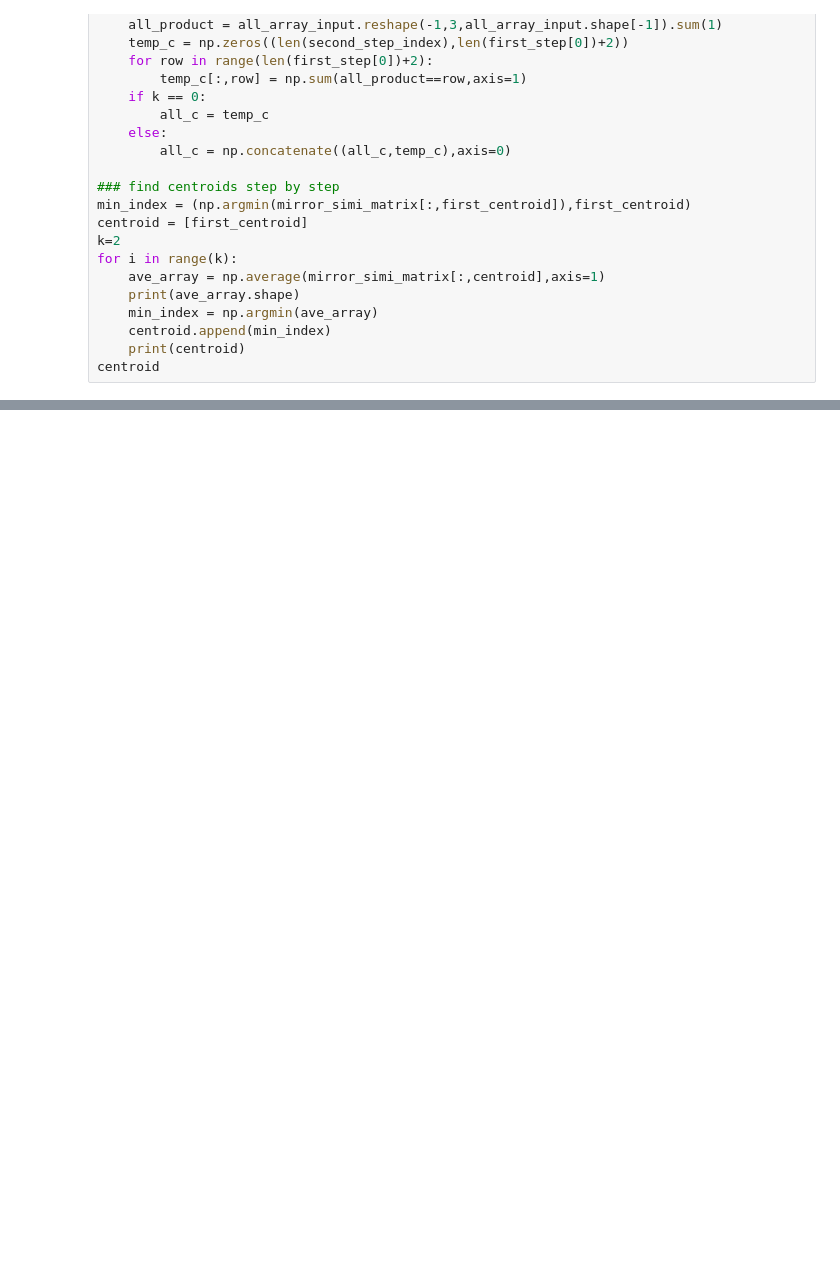
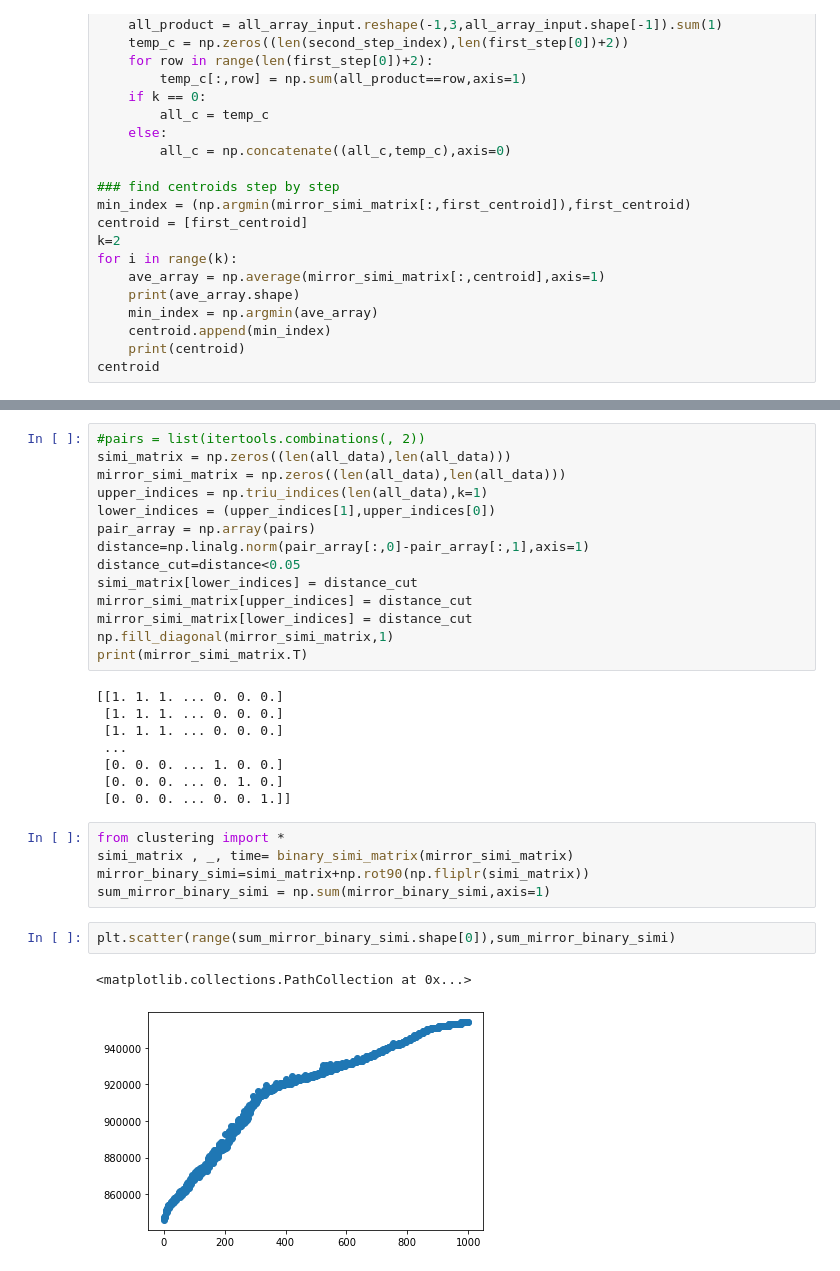
Before and after one commit to PDNALab/extended-ensemble, a Jupyter notebook: Hierachical_clustering.ipynb, the cells around one changed output, grey strips where cells are left out. Cells and saved outputs as stored; diff of their text form; blank space fills up the shorter version.

```diff
--- a/Hierachical_clustering.ipynb
+++ b/Hierachical_clustering.ipynb
@@ -533,0 +573,32 @@ centroid
+# %%
+#pairs = list(itertools.combinations(, 2))
+simi_matrix = np.zeros((len(all_data),len(all_data)))
+mirror_simi_matrix = np.zeros((len(all_data),len(all_data)))
+upper_indices = np.triu_indices(len(all_data),k=1)
+lower_indices = (upper_indices[1],upper_indices[0])
+pair_array = np.array(pairs)
+distance=np.linalg.norm(pair_array[:,0]-pair_array[:,1],axis=1)
+distance_cut=distance<0.05
+simi_matrix[lower_indices] = distance_cut
+mirror_simi_matrix[upper_indices] = distance_cut
+mirror_simi_matrix[lower_indices] = distance_cut
+np.fill_diagonal(mirror_simi_matrix,1)
+print(mirror_simi_matrix.T)
+# %% [output]
+[[1. 1. 1. ... 0. 0. 0.]
+ [1. 1. 1. ... 0. 0. 0.]
+ [1. 1. 1. ... 0. 0. 0.]
+ ...
+ [0. 0. 0. ... 1. 0. 0.]
+ [0. 0. 0. ... 0. 1. 0.]
+ [0. 0. 0. ... 0. 0. 1.]]
+# %%
+from clustering import *
+simi_matrix , _, time= binary_simi_matrix(mirror_simi_matrix)
+mirror_binary_simi=simi_matrix+np.rot90(np.fliplr(simi_matrix))
+sum_mirror_binary_simi = np.sum(mirror_binary_simi,axis=1)
+# %%
+plt.scatter(range(sum_mirror_binary_simi.shape[0]),sum_mirror_binary_simi)
+# %% [output]
+<matplotlib.collections.PathCollection at 0x...>
+[figure, added]
```
Also changed, not shown: parts of 13 cells of this notebook, 17 other files.
